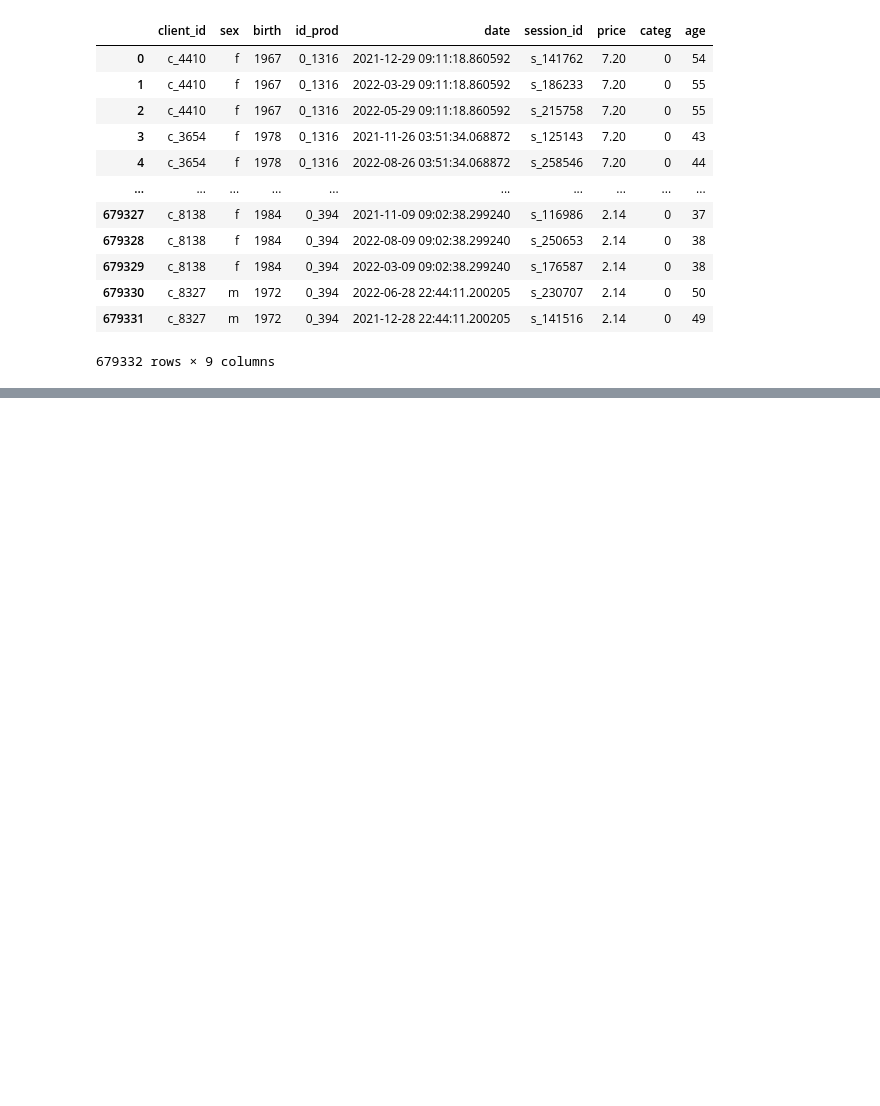
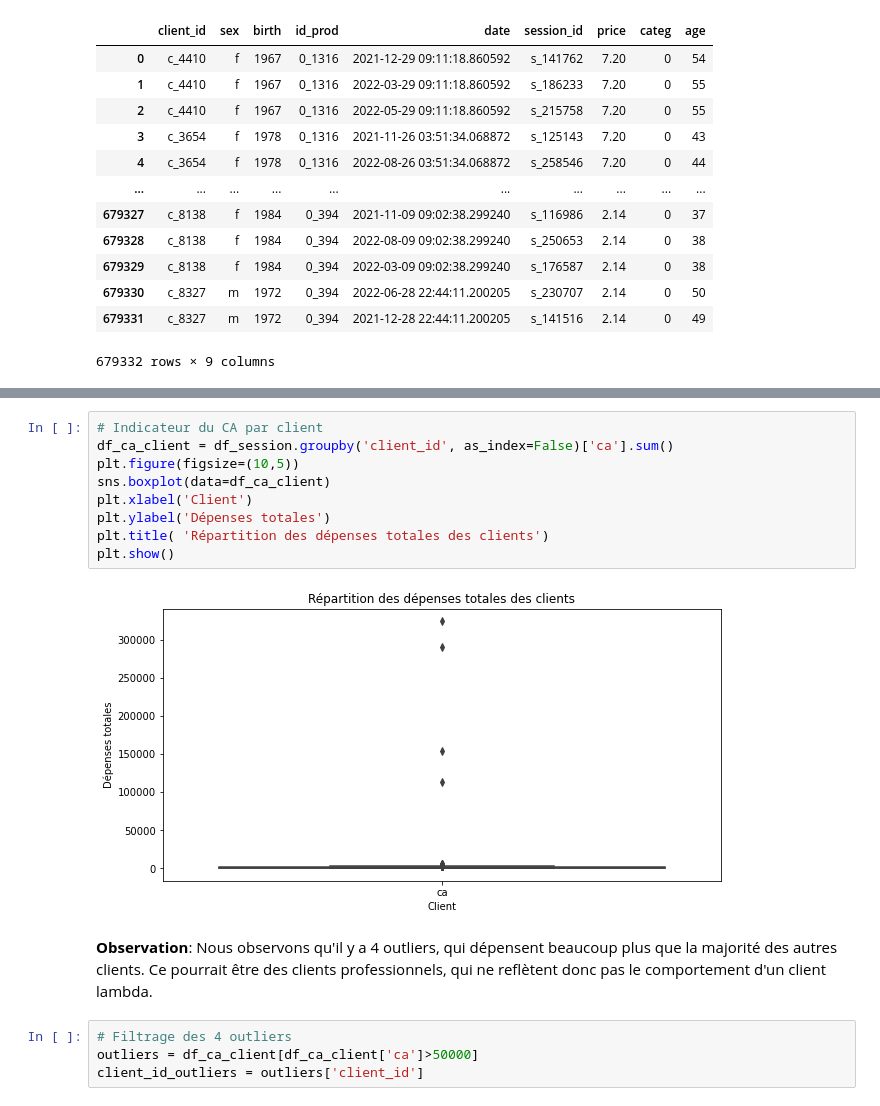
Before and after one commit to Drcadin/Bookshop_analysis, a Jupyter notebook: Bookshop_seles_analysis.ipynb, the cells around one changed output, grey strips where cells are left out. Cells and saved outputs as stored; diff of their text form; blank space fills up the shorter version.

```diff
--- a/Bookshop_seles_analysis.ipynb
+++ b/Bookshop_seles_analysis.ipynb
@@ -430,0 +498,18 @@ dtype: object
+# %%
+# Indicateur du CA par client
+df_ca_client = df_session.groupby('client_id', as_index=False)['ca'].sum()
+plt.figure(figsize=(10,5))
+sns.boxplot(data=df_ca_client)
+plt.xlabel('Client')
+plt.ylabel('Dépenses totales')
+plt.title( 'Répartition des dépenses totales des clients')
+plt.show()
+# %% [output]
+[figure, added]
+# %% [markdown]
+**Observation**:
+Nous observons qu'il y a 4 outliers, qui dépensent beaucoup plus que la majorité des autres clients. Ce pourrait être des clients professionnels, qui ne reflètent donc pas le comportement d'un client lambda.
+# %%
+# Filtrage des 4 outliers
+outliers = df_ca_client[df_ca_client['ca']>50000]
+client_id_outliers = outliers['client_id']
```
Also changed, not shown: parts of 73 cells of this notebook.
